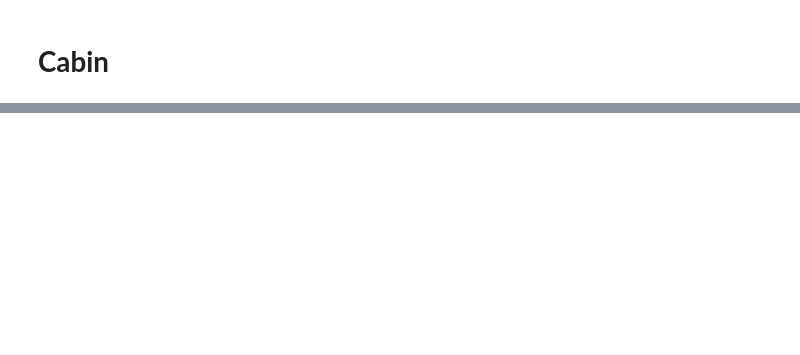
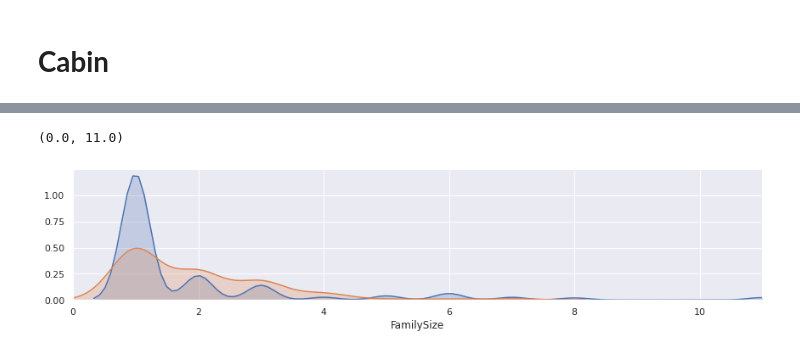
Before and after one commit to felstuff/BackToBasic, a Jupyter notebook: Titanic_Solution_with_MinSuk_Heo.ipynb, the cells around one changed output, grey strips where cells are left out. Cells and saved outputs as stored; diff of their text form; code cells hidden in the pictures; blank space fills up the shorter version.

```diff
--- a/Titanic_Solution_with_MinSuk_Heo.ipynb
+++ b/Titanic_Solution_with_MinSuk_Heo.ipynb
@@ -628,0 +634,4 @@ df.plot(kind = 'bar',stacked = True, figsize=(10,5))
+# %%
+# fill missing Fare with median Fare for each Pclass
+train["Cabin"].fillna(train.groupby("Pclass")["Cabin"].transform("median"), inplace=True)
+test["Cabin"].fillna(test.groupby("Pclass")["Cabin"].transform("median"), inplace=True)
@@ -628,0 +640,13 @@ df.plot(kind = 'bar',stacked = True, figsize=(10,5))
+# %%
+train["FamilySize"] = train['SibSp']+ train['Parch'] + 1
+test["FamilySize"] = test['SibSp']+ test['Parch'] + 1
+# %%
+facet = sns.FacetGrid(train, hue= "Survived", aspect=4)
+facet.map(sns.kdeplot,"FamilySize",shade = True)
+facet.set (xlim= (0, train["FamilySize"].max()))
+facet.add_legend
+plt.xlim(0)
+#result shows that those with family are more likely to survive compared to those boarded Titanic alone
+# %% [output]
+(0.0, 11.0)
+[figure, added]
```
Also changed, not shown: parts of 11 cells of this notebook.
